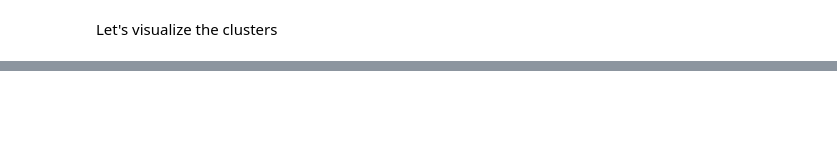
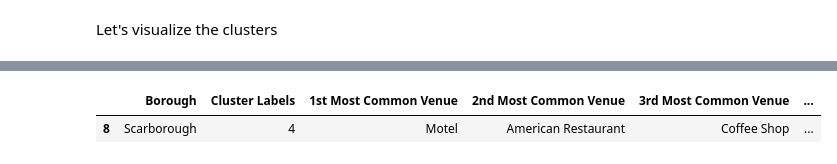
Before and after one commit to elkon87/Segmenting-and-Clustering-Neighborhoods-in-Toronto, a Jupyter notebook: Segmenting-and-Clustering-Neighborhoods-in-Toronto-part3.ipynb, the cells around one changed output, grey strips where cells are left out. Cells and saved outputs as stored; diff of their text form; code cells hidden in the pictures; blank space fills up the shorter version.

```diff
--- a/Segmenting-and-Clustering-Neighborhoods-in-Toronto-part3.ipynb
+++ b/Segmenting-and-Clustering-Neighborhoods-in-Toronto-part3.ipynb
@@ -702,0 +757,5 @@ NameError: name 'scarborough_merged' is not defined
+# %%
+scarborough_merged.loc[scarborough_merged['Cluster Labels'] == 4, scarborough_merged.columns[[1] + list(range(5, scarborough_merged.shape[1]))]]
+# %% [output]
+|  | Borough | Cluster Labels | 1st Most Common Venue | 2nd Most Common Venue | 3rd Most Common Venue | ... |
+| 8 | Scarborough | 4 | Motel | American Restaurant | Coffee Shop | ... |
```
Also changed, not shown: parts of 15 cells of this notebook.
